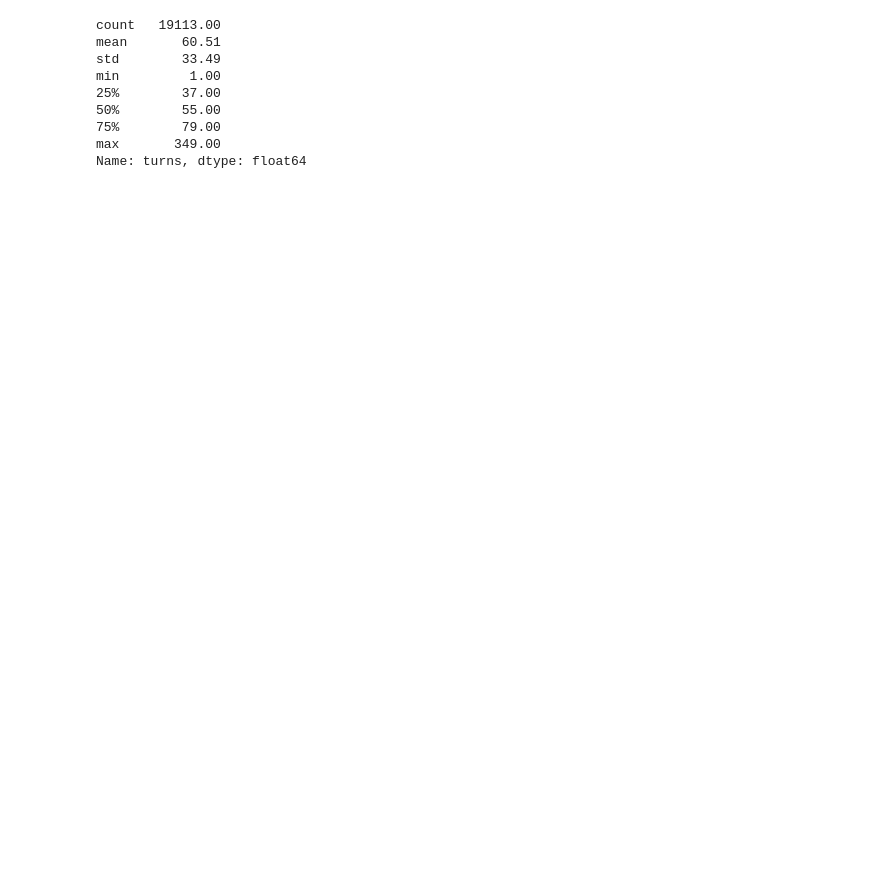
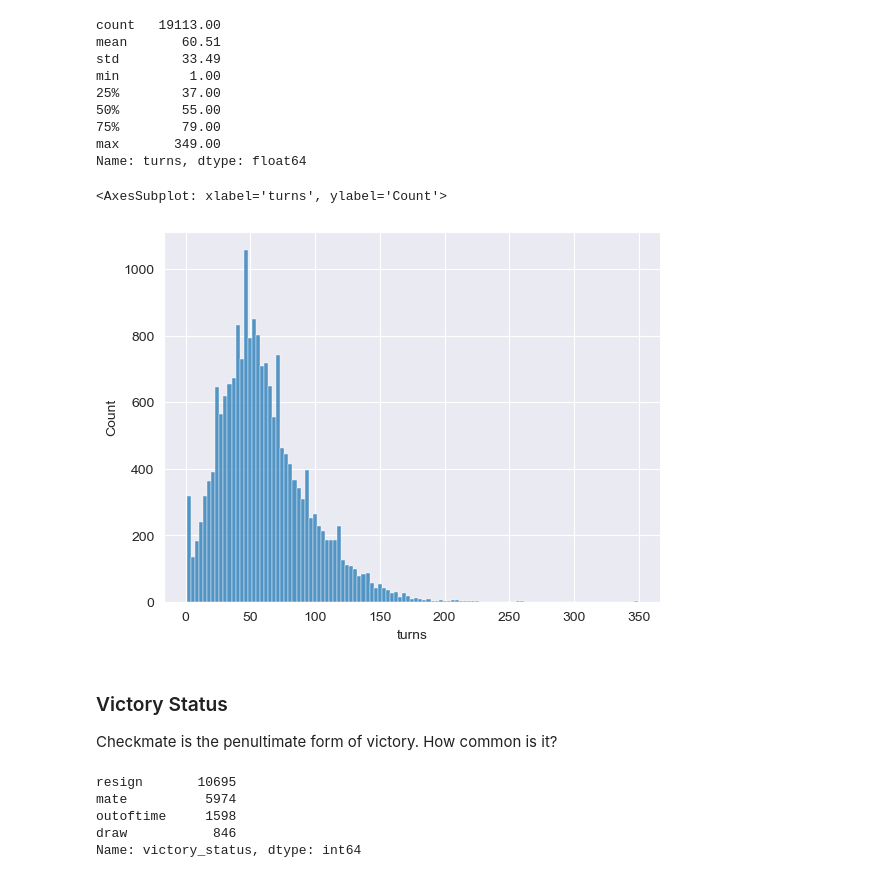
Before and after one commit to tacotuesday/portfolio, a Jupyter notebook: notebooks/lichess_games.ipynb, the cells around one changed output. Drawn from its saved outputs; the diff is of its cells as text; code cells hidden in the pictures; blank space fills up the shorter version.

```diff
--- a/notebooks/lichess_games.ipynb
+++ b/notebooks/lichess_games.ipynb
@@ -186,3 +205,21 @@ min         1.00
 75%        79.00
 max       349.00
 Name: turns, dtype: float64
+# %%
+sns.histplot(data=working_data.turns)
+# %% [output]
+<AxesSubplot: xlabel='turns', ylabel='Count'>
+[figure, added]
+# %% [markdown]
+### Victory Status
+
+Checkmate is the penultimate form of victory. How common is it?
+# %%
+# Matches end in resignation nearly twice as often as they do in mate. (1.79 times)
+working_data.victory_status.value_counts()
+# %% [output]
+resign       10695
+mate          5974
+outoftime     1598
+draw           846
+Name: victory_status, dtype: int64
```
Also changed, not shown: parts of 36 cells of this notebook.
